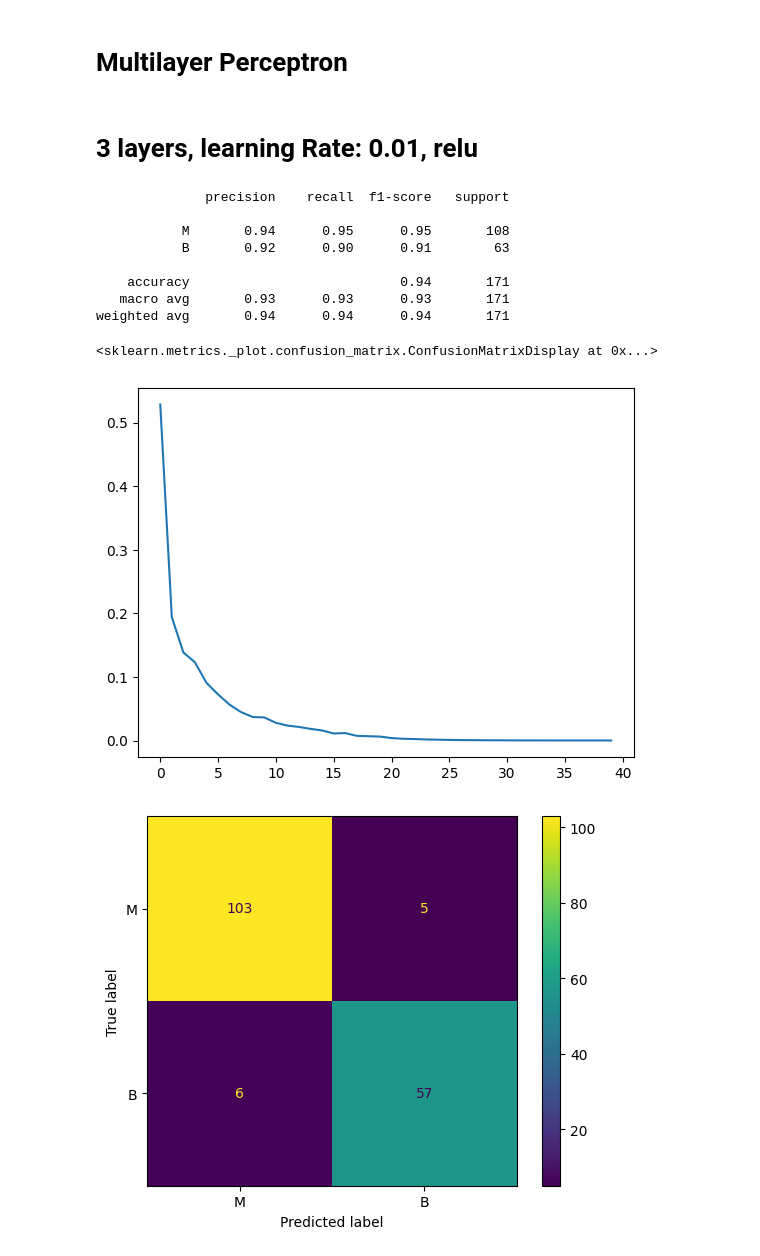
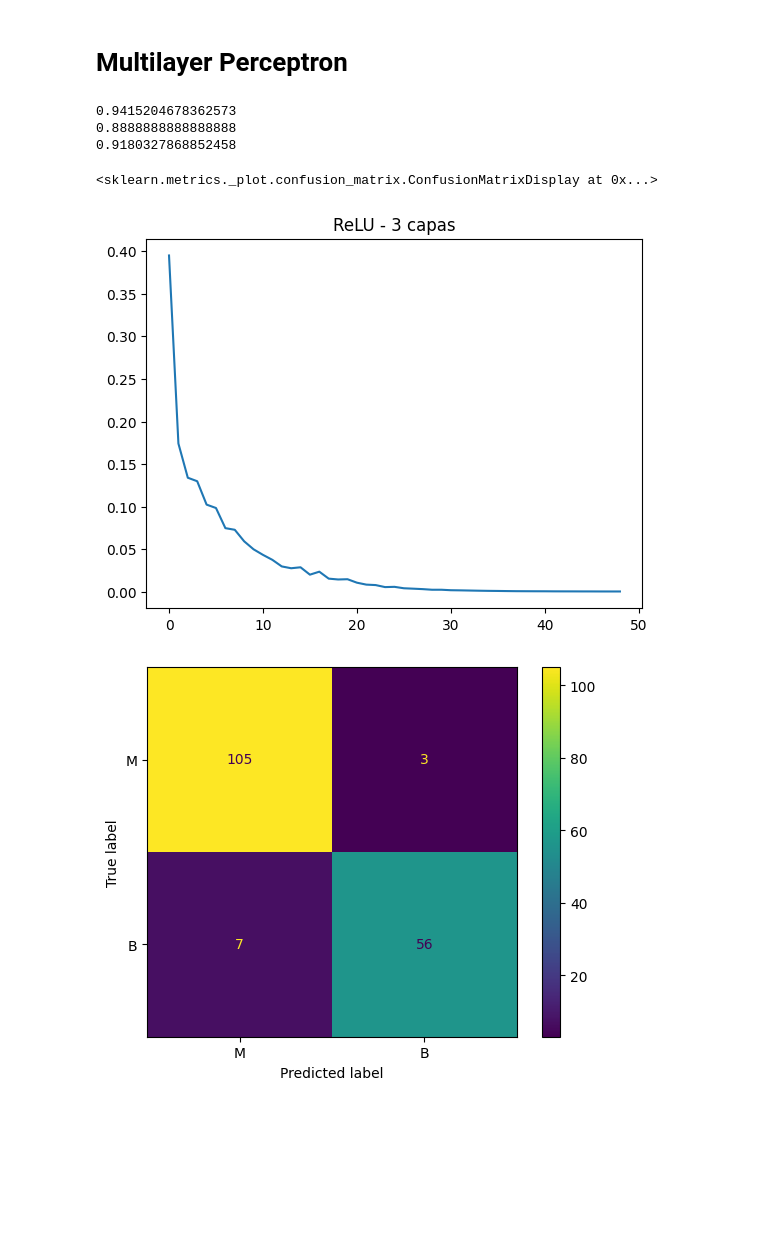
Before and after one commit to OmarUTEC/project3-machine, a Jupyter notebook: Python/main.ipynb, the cells around one changed output. Cells and saved outputs as stored; diff of their text form; code cells hidden in the pictures; blank space fills up the shorter version.

```diff
--- a/Python/main.ipynb
+++ b/Python/main.ipynb
@@ -22,42 +22,38 @@ Y = le.fit_transform(Y)
 X_train, X_test, y_train, y_test = train_test_split(
     X, Y, train_size=0.7, random_state=1
 )
-# %% [markdown]
-# 3 layers, learning Rate: 0.01, relu
 # %%
 clf = MLPClassifier(
     learning_rate_init=0.01,
     max_iter=300,
     tol=1e-4,
-    activation="relu",
+    activation="tanh",
     random_state=0,
     hidden_layer_sizes=(
         100,
         100,
         100,
     ),
 )
 clf.fit(X_train, y_train)
 y_pred = clf.predict(X_test)
 
 # Precision, Recall, f1-score
-print(classification_report(y_test, y_pred, target_names=labels))
+print(accuracy_score(y_test, y_pred))
+print(recall_score(y_test, y_pred))
+print(f1_score(y_test, y_pred))
 
 # Loss Curve graph
 plt.plot(clf.loss_curve_)
+plt.title("ReLU - 3 capas")
 
 cf_matrix = confusion_matrix(y_test, y_pred)
 disp = ConfusionMatrixDisplay(confusion_matrix=cf_matrix, display_labels=labels)
 disp.plot()
 # %% [output]
-              precision    recall  f1-score   support
-
-           M       0.94      0.95      0.95       108
-           B       0.92      0.90      0.91        63
-
-    accuracy                           0.94       171
-   macro avg       0.93      0.93      0.93       171
-weighted avg       0.94      0.94      0.94       171
+0.9415204678362573
+0.8888888888888888
+0.9180327868852458
 <sklearn.metrics._plot.confusion_matrix.ConfusionMatrixDisplay at 0x...>
-[figure, old version]
+[figure, new version]
-[figure, old version]
+[figure, new version]
```
Also changed, not shown: parts of 7 cells of this notebook, 5 other files.
